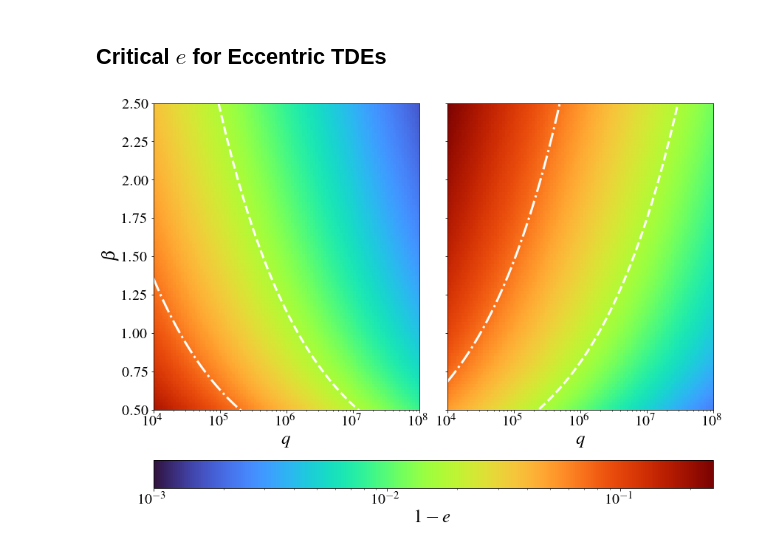
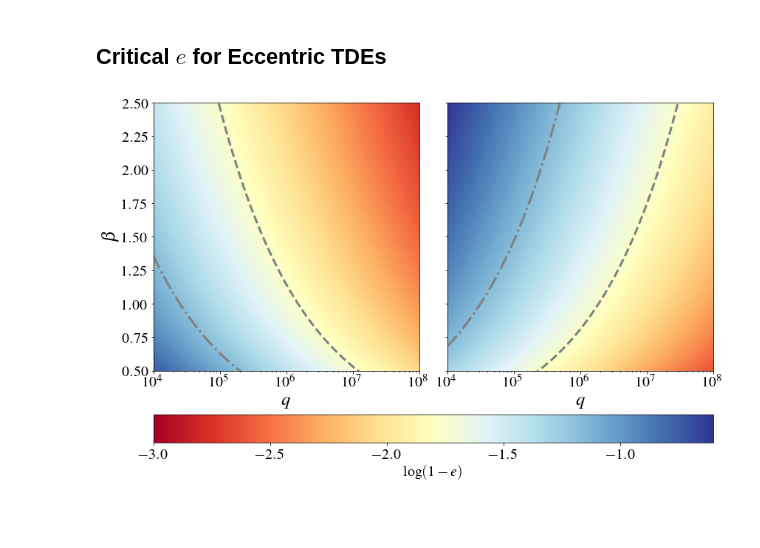
Before and after one commit to slowdivePTG/ASASSN-14ko, a Jupyter notebook: YT_Visualization/Critical Eccentricity.ipynb, the cells around one changed output. Saved outputs shown, nothing was run; the diff lists cells and outputs as text; code cells hidden in the pictures; blank space fills up the shorter version.

```diff
--- a/YT_Visualization/Critical Eccentricity.ipynb
+++ b/YT_Visualization/Critical Eccentricity.ipynb
@@ -257,65 +257,69 @@ def e_cri_tp_beta(q, e):
 e_cri_1 = e_arr[abs(1 - res / res[-1]) <= 0.01][0]
 e_cri_5 = e_arr[abs(1 - res / res[-1]) <= 0.05][0]
 # %%
-f, ax = plt.subplots(1, 2, figsize=(12, 9), sharex=True, sharey=True)
+f, ax = plt.subplots(1, 2, figsize=(12, 8), sharex=True, sharey=True)
 Q = np.logspace(4, 8, 100)
 Beta = np.linspace(0.5, 2.5, 100)
 q, beta = np.meshgrid(Q, Beta)
-cm = plt.cm.get_cmap('turbo')
+cm = plt.cm.get_cmap('RdYlBu')
 e1, e2 = e_cri_ecc(q, beta), e_cri_tp(q, beta)
 sc1 = ax[0].scatter(q,
                     beta,
-                    c=1 - e1,
+                    c=np.log10(1 - e1),
                     cmap=cm,
+                    vmin=-3,
                     marker='s',
-                    norm=colors.LogNorm(vmin=1e-3, vmax=0.25),
+                    vmax=np.log10(0.25),
+                    #norm=colors.LogNorm(vmin=1e-3, vmax=0.25),
                     s=20)
 ax[0].plot(Q,
            e_cri_ecc_beta(Q, e_cri_1),
-           color='white',
+           color='grey',
            linestyle='--',
            linewidth=3)
 ax[0].plot(Q,
            e_cri_ecc_beta(Q, e_cri_5),
-           color='white',
+           color='grey',
            linestyle='-.',
            linewidth=3)
 sc2 = ax[1].scatter(q,
                     beta,
-                    c=1 - e2,
+                    c=np.log10(1 - e2),
                     cmap=cm,
                     marker='s',
-                    norm=colors.LogNorm(vmin=1e-3, vmax=0.25),
+                    vmin=-3,
+                    vmax=np.log10(0.25),
+                    #norm=colors.LogNorm(vmin=1e-3, vmax=0.25),
                     s=20)
 ax[1].plot(Q,
            e_cri_tp_beta(Q, e_cri_1),
-           color='white',
+           color='grey',
            linestyle='--',
            linewidth=3)
 ax[1].plot(Q,
            e_cri_tp_beta(Q, e_cri_5),
-           color='white',
+           color='grey',
            linestyle='-.',
            linewidth=3)
 ax[0].set_xscale('log')
 ax[0].set_xlim(1e4, 1e8)
 ax[0].set_ylim(0.5, 2.5)
 ax[0].set_xlabel('$q$', fontsize=25)
 ax[1].set_xlabel('$q$', fontsize=25)
 ax[0].set_ylabel(r'$\beta$', fontsize=25)
 ax[0].tick_params(labelsize=20)
 ax[1].tick_params(labelsize=20)
 '''cbar2 = f.colorbar(sc2,
                    ax=ax[1],
                    label='1-$e$',
                    orientation="horizontal")'''
 f.tight_layout()
 cbar1 = f.colorbar(sc1,
                    ax=ax.ravel().tolist(),
                    orientation="horizontal",
                    pad=0.12)
 cbar1.ax.tick_params(labelsize=20)
-cbar1.set_label('$1-e$', size=25)
+cbar1.set_label('$\log(1-e)$', size=20)
 f.savefig('Critical_Ecc.pdf', bbox_inches='tight')
 # %% [output]
-[figure, old version]
+[figure, new version]
```
